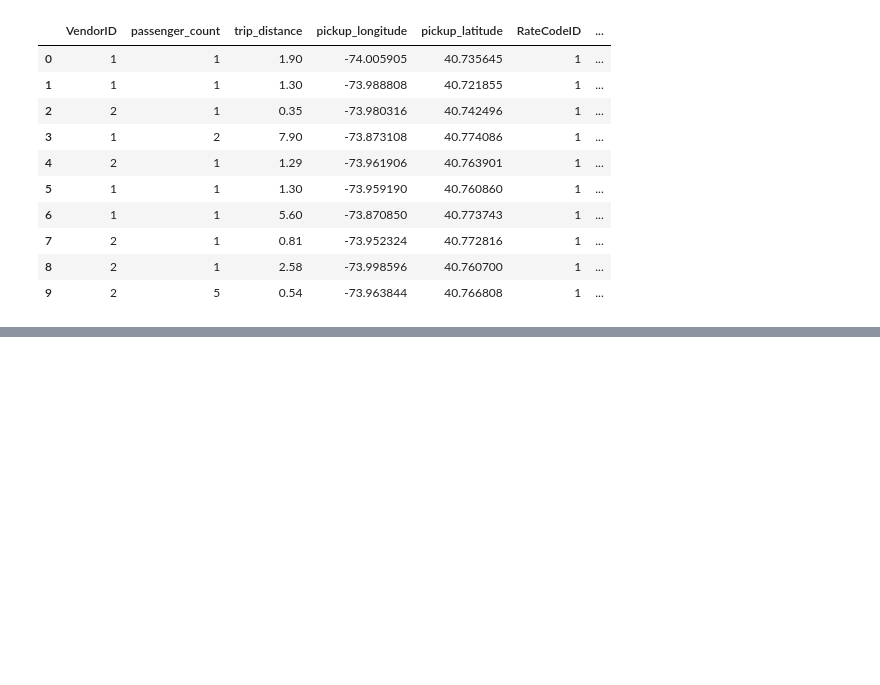
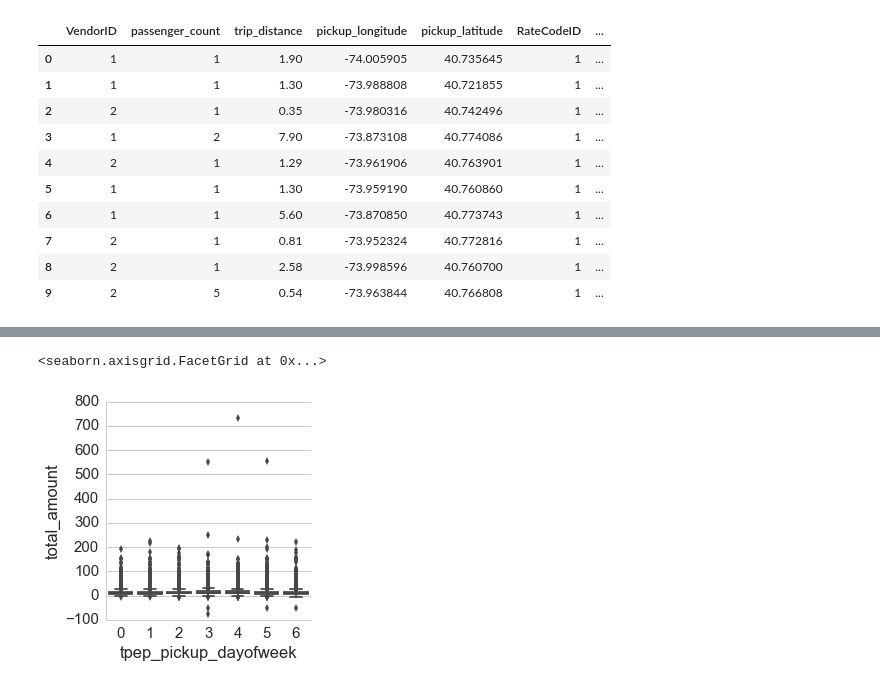
Before and after one commit to rajashreebaradur/DataScienceGA_Final_Project, a Jupyter notebook: project-files/file_1.ipynb, the cells around one changed output, grey strips where cells are left out. Saved outputs shown, nothing was run; the diff lists cells and outputs as text; code cells hidden in the pictures; blank space fills up the shorter version.

```diff
--- a/project-files/file_1.ipynb
+++ b/project-files/file_1.ipynb
@@ -3,6 +3,13 @@ import numpy as np
 import pandas as pd
 from datetime import datetime
 from sklearn import cross_validation
+import seaborn as sns
+sns.set(style="whitegrid", font_scale=1.5)
+
+import matplotlib.pyplot as plt
+
+# this allows plots to appear directly in the notebook
+%matplotlib inline
 # %%
 df = pd.read_csv("yellow_tripdata_2015-01-1p.csv")
 # %%
@@ -56,10 +70,22 @@ df['tpep_dropoff_datetime'] = df.apply(lambda x: get_dt(x[2]), axis=1)
 df['tpep_pickup_dayofweek'] = df['tpep_pickup_datetime'].dt.dayofweek
 #df['tpep_dropoff_dayofweek'] = df['tpep_dropoff_datetime'].dt.dayofweek
 
-df['tpep_pickup_time'] = df['tpep_pickup_datetime'].dt.time
+#df['tpep_pickup_time'] = df['tpep_pickup_time'].astype("int")
+df['tpep_pickup_hour'] = df['tpep_pickup_datetime'].dt.hour
+
+#df['tpep_pickup_minuteofday'] = df['tpep_pickup_time'].apply(lambda x: x.hour) * 60 + df['tpep_pickup_time'].apply(lambda x: x.minute)
 #df['tpep_dropoff_time'] = df['tpep_dropoff_datetime'].dt.time
-
-df = df.drop(['store_and_fwd_flag', 'tpep_pickup_datetime', 'tpep_dropoff_datetime'], axis=1)
+#df['tpep_pickup_minuteofday'] = df['tpep_pickup_minuteofday'] / 60
+# %%
+df = df.drop(['store_and_fwd_flag',
+              'tpep_pickup_datetime',
+              'tpep_dropoff_datetime',
+              'fare_amount',
+              'extra',
+              'mta_tax',
+              'tip_amount',
+              'tolls_amount',
+              'improvement_surcharge'], axis=1)
 # %%
 df.dtypes
 # %% [output]
@@ -98,0 +131,9 @@ df.head(10)
+# %%
+sns.factorplot(
+    x='tpep_pickup_dayofweek',
+    y='total_amount',
+    data=df,
+    kind='box')
+# %% [output]
+<seaborn.axisgrid.FacetGrid at 0x...>
+[figure, added]
```
Also changed, not shown: parts of 9 cells of this notebook.
